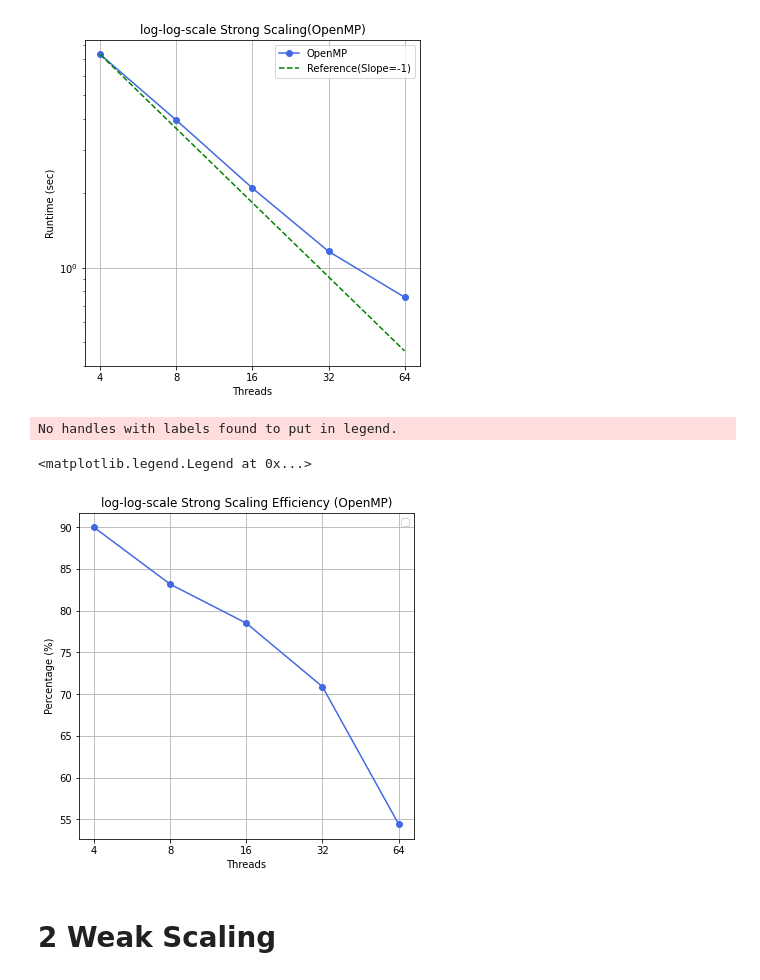
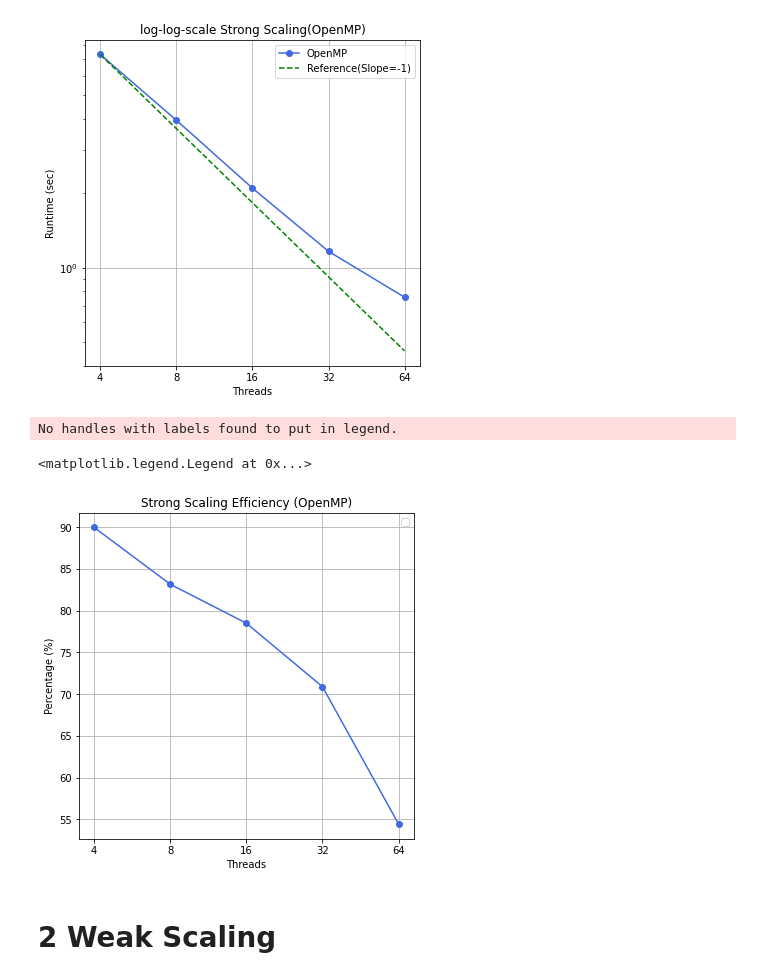
Before and after one commit to YW-Ma/CS267-Final-Edge-Detection, a Jupyter notebook: result_analysis/visualize-checkpoint.ipynb, the cells around one changed output. Drawn from its saved outputs; the diff is of its cells as text; code cells hidden in the pictures.

```diff
--- a/result_analysis/visualize-checkpoint.ipynb
+++ b/result_analysis/visualize-checkpoint.ipynb
@@ -222,16 +222,16 @@ ax.legend()
 # %%
 fig, ax = plt.subplots(figsize=(6,6))
 ax.plot(['4','8','16','32','64'], eff, marker='o', color='royalblue')
 ax.set_xlabel("Threads")
 ax.set_ylabel("Percentage (%)")
 
-ax.set_title("log-log-scale Strong Scaling Efficiency (OpenMP)")
+ax.set_title("Strong Scaling Efficiency (OpenMP)")
 plt.grid()
 ax.legend()
 # %% [output]
 No handles with labels found to put in legend.
 <matplotlib.legend.Legend at 0x...>
-[figure, old version]
+[figure, new version]
 # %% [markdown]
 # 2 Weak Scaling
 # %%
```
Also changed, not shown: parts of 1 cell of this notebook, 1 other file.
